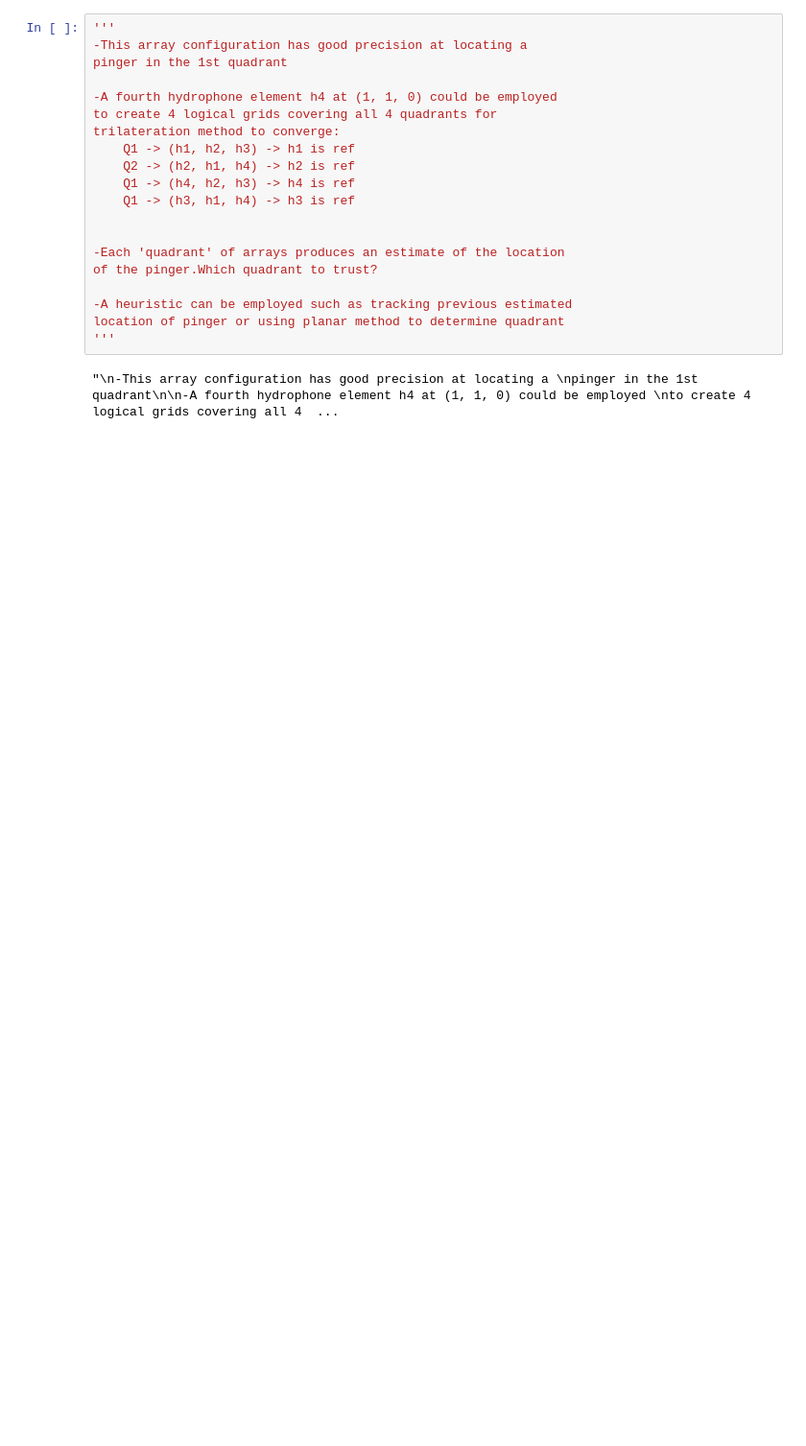
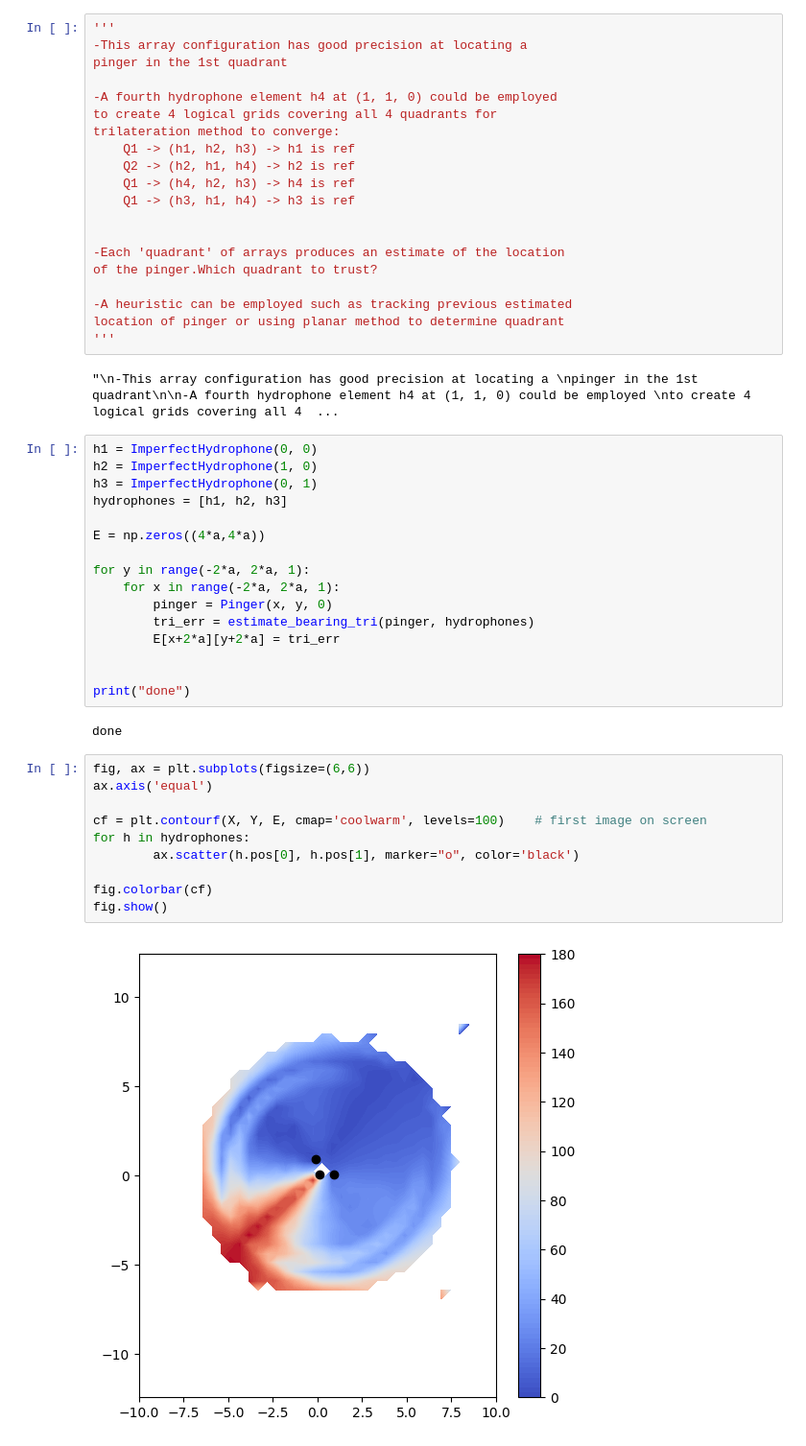
Before and after one commit to VasilyF/hydrophones, a Jupyter notebook: hydrophones.ipynb, the cells around one changed output. Shown at 96% size. Drawn from its saved outputs; the diff is of its cells as text; blank space fills up the shorter version.

Commit message:
XY error of trilateration plot, imperfect hydrophones

```diff
--- a/hydrophones.ipynb
+++ b/hydrophones.ipynb
@@ -1070,3 +1077,33 @@ location of pinger or using planar method to determine quadrant
 '''
 # %% [output]
 "\n-This array configuration has good precision at locating a \npinger in the 1st quadrant\n\n-A fourth hydrophone element h4 at (1, 1, 0) could be employed \nto create 4 logical grids covering all 4  ...
+# %%
+h1 = ImperfectHydrophone(0, 0)
+h2 = ImperfectHydrophone(1, 0)
+h3 = ImperfectHydrophone(0, 1)
+hydrophones = [h1, h2, h3]
+
+E = np.zeros((4*a,4*a))
+
+for y in range(-2*a, 2*a, 1):
+    for x in range(-2*a, 2*a, 1):
+        pinger = Pinger(x, y, 0)
+        tri_err = estimate_bearing_tri(pinger, hydrophones)
+        E[x+2*a][y+2*a] = tri_err
+
+
+print("done")
+# %% [output]
+done
+# %%
+fig, ax = plt.subplots(figsize=(6,6))
+ax.axis('equal')
+
+cf = plt.contourf(X, Y, E, cmap='coolwarm', levels=100)    # first image on screen
+for h in hydrophones:
+        ax.scatter(h.pos[0], h.pos[1], marker="o", color='black')
+
+fig.colorbar(cf)
+fig.show()
+# %% [output]
+[figure, added]
```
Also changed, not shown: parts of 8 cells of this notebook.
